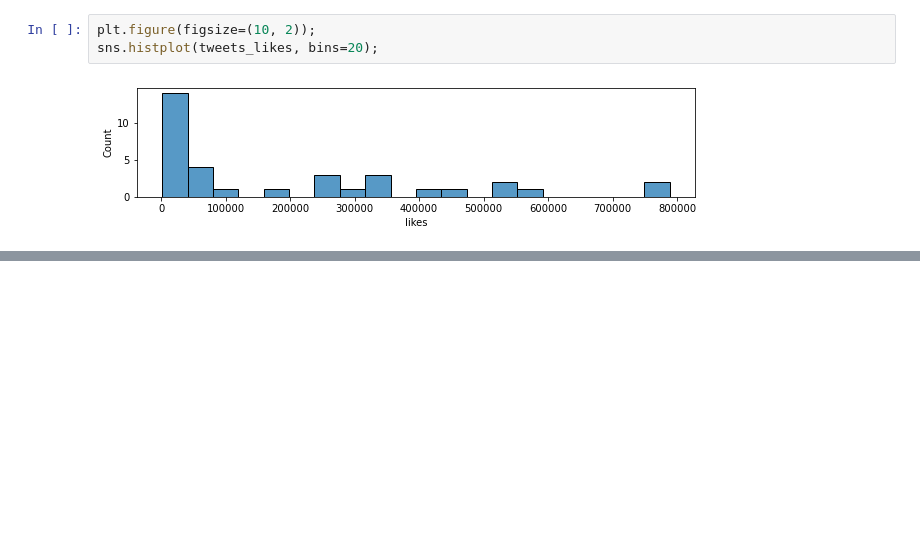
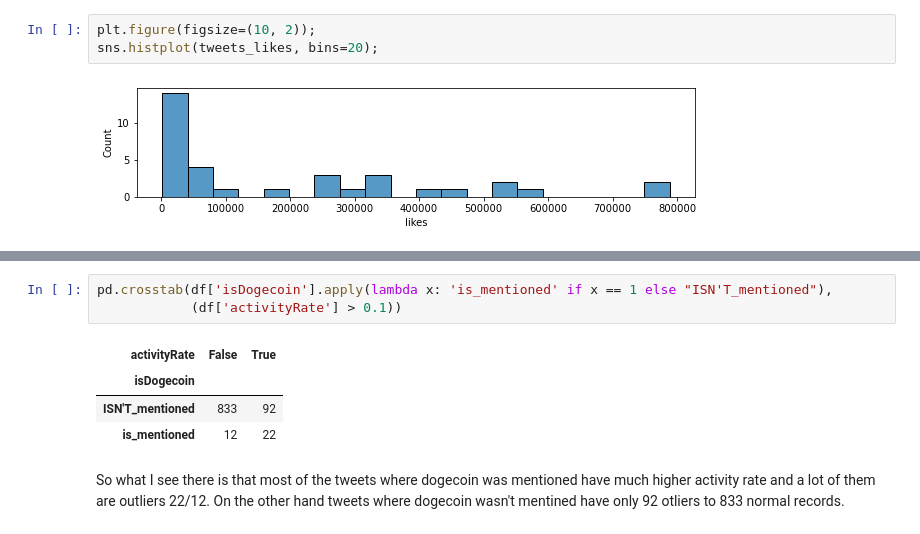
Before and after one commit to Justdek-code/data-science, a Jupyter notebook: cryptocurrency_analyse_pet_project/elon_musk_dogecoin_research.ipynb, the cells around one changed output, grey strips where cells are left out. Cells and saved outputs as stored; diff of their text form; blank space fills up the shorter version.

```diff
--- a/cryptocurrency_analyse_pet_project/elon_musk_dogecoin_research.ipynb
+++ b/cryptocurrency_analyse_pet_project/elon_musk_dogecoin_research.ipynb
@@ -808,0 +863,10 @@ After adding a threshold the probability of getting price grow has improved from
+# %%
+pd.crosstab(df['isDogecoin'].apply(lambda x: 'is_mentioned' if x == 1 else "ISN'T_mentioned"),
+            (df['activityRate'] > 0.1))
+# %% [output]
+| activityRate | False | True |
+| isDogecoin |  |  |
+| ISN'T_mentioned | 833 | 92 |
+| is_mentioned | 12 | 22 |
+# %% [markdown]
+So what I see there is that most of the tweets where dogecoin was mentioned have much higher activity rate and a lot of them are outliers 22/12. On the other hand tweets where dogecoin wasn't mentined have only 92 otliers to 833 normal records.
```
Also changed, not shown: parts of 52 cells of this notebook.
